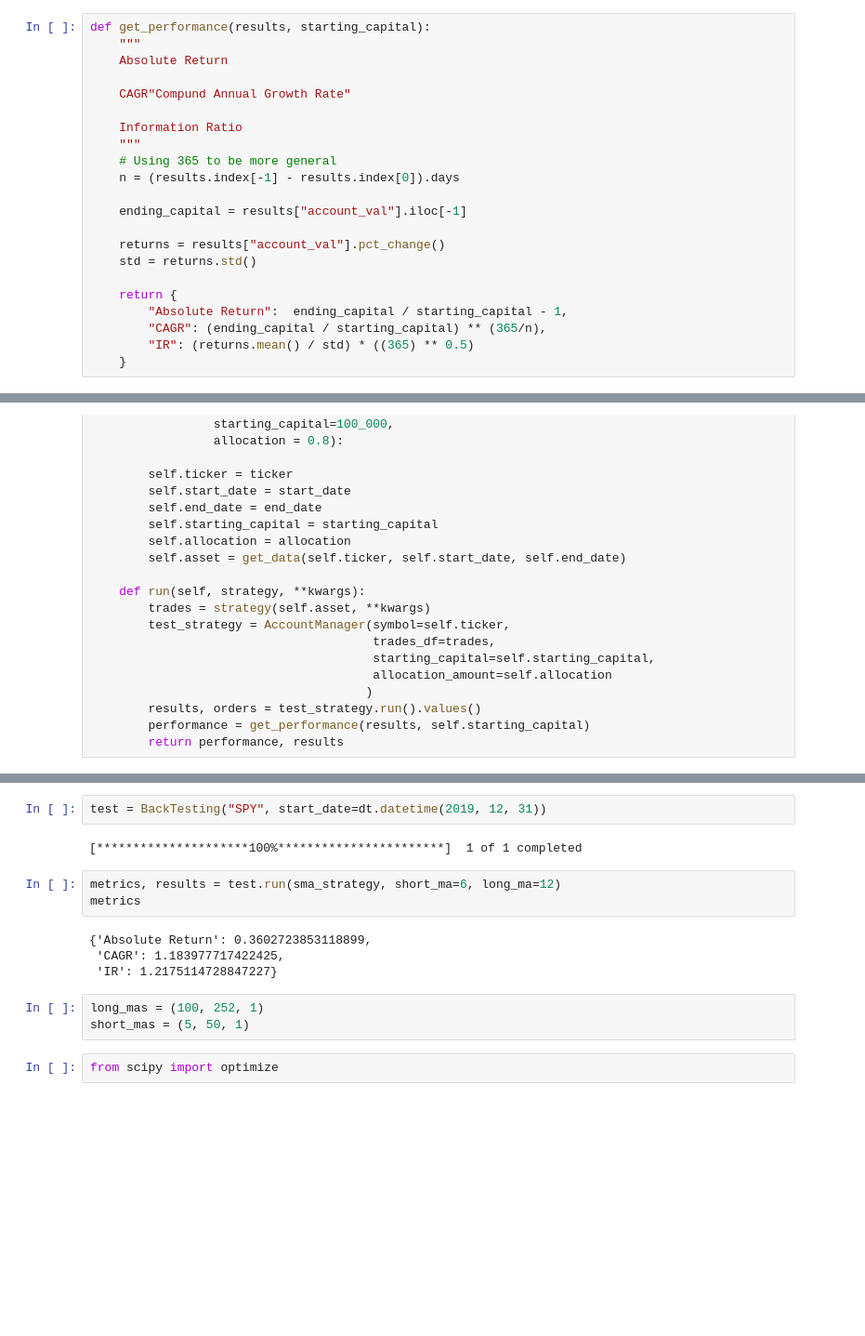
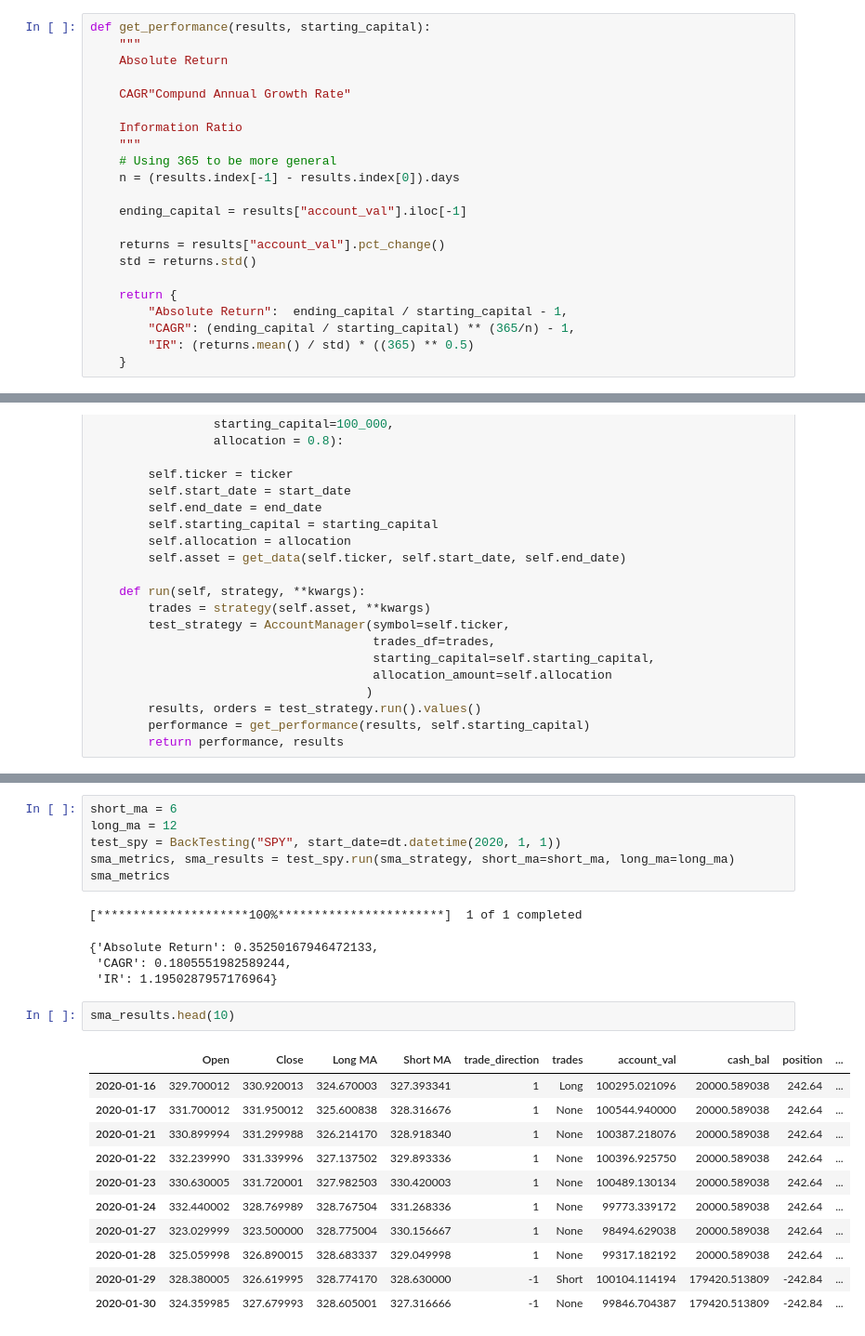
Before and after one commit to AhmedSMG/CodingDojo, a Jupyter notebook: week05/day04/W5C2/W5C2_template.ipynb, the cells around one changed output, grey strips where cells are left out. Shown at 93% size. Cells and saved outputs as stored; diff of their text form; blank space fills up the shorter version.

```diff
--- a/week05/day04/W5C2/W5C2_template.ipynb
+++ b/week05/day04/W5C2/W5C2_template.ipynb
@@ -306,7 +322,7 @@ def get_performance(results, starting_capital):
 
     return {
         "Absolute Return":  ending_capital / starting_capital - 1,
-        "CAGR": (ending_capital / starting_capital) ** (365/n),
+        "CAGR": (ending_capital / starting_capital) ** (365/n) - 1,
         "IR": (returns.mean() / std) * ((365) ** 0.5)
     }
 # %%
@@ -345,16 +454,25 @@ class BackTesting():
 # %%
-test = BackTesting("SPY", start_date=dt.datetime(2019, 12, 31))
+short_ma = 6
+long_ma = 12
+test_spy = BackTesting("SPY", start_date=dt.datetime(2020, 1, 1))
+sma_metrics, sma_results = test_spy.run(sma_strategy, short_ma=short_ma, long_ma=long_ma)
+sma_metrics
 # %% [output]
 [*********************100%***********************]  1 of 1 completed
+{'Absolute Return': 0.35250167946472133,
+ 'CAGR': 0.1805551982589244,
+ 'IR': 1.1950287957176964}
-# %%
-metrics, results = test.run(sma_strategy, short_ma=6, long_ma=12)
-metrics
-# %% [output]
-{'Absolute Return': 0.3602723853118899,
- 'CAGR': 1.183977717422425,
- 'IR': 1.2175114728847227}
-# %%
-long_mas = (100, 252, 1)
-short_mas = (5, 50, 1)
-# %%
-from scipy import optimize
+# %%
+sma_results.head(10)
+# %% [output]
+|  | Open | Close | Long MA | Short MA | trade_direction | trades | account_val | cash_bal | position | ... |
+| 2020-01-16 | 329.700012 | 330.920013 | 324.670003 | 327.393341 | 1 | Long | 100295.021096 | 20000.589038 | 242.64 | ... |
+| 2020-01-17 | 331.700012 | 331.950012 | 325.600838 | 328.316676 | 1 | None | 100544.940000 | 20000.589038 | 242.64 | ... |
+| 2020-01-21 | 330.899994 | 331.299988 | 326.214170 | 328.918340 | 1 | None | 100387.218076 | 20000.589038 | 242.64 | ... |
+| 2020-01-22 | 332.239990 | 331.339996 | 327.137502 | 329.893336 | 1 | None | 100396.925750 | 20000.589038 | 242.64 | ... |
+| 2020-01-23 | 330.630005 | 331.720001 | 327.982503 | 330.420003 | 1 | None | 100489.130134 | 20000.589038 | 242.64 | ... |
+| 2020-01-24 | 332.440002 | 328.769989 | 328.767504 | 331.268336 | 1 | None | 99773.339172 | 20000.589038 | 242.64 | ... |
+| 2020-01-27 | 323.029999 | 323.500000 | 328.775004 | 330.156667 | 1 | None | 98494.629038 | 20000.589038 | 242.64 | ... |
+| 2020-01-28 | 325.059998 | 326.890015 | 328.683337 | 329.049998 | 1 | None | 99317.182192 | 20000.589038 | 242.64 | ... |
+| 2020-01-29 | 328.380005 | 326.619995 | 328.774170 | 328.630000 | -1 | Short | 100104.114194 | 179420.513809 | -242.84 | ... |
+| 2020-01-30 | 324.359985 | 327.679993 | 328.605001 | 327.316666 | -1 | None | 99846.704387 | 179420.513809 | -242.84 | ... |
```
Also changed, not shown: parts of 22 cells of this notebook, 1 other file.
